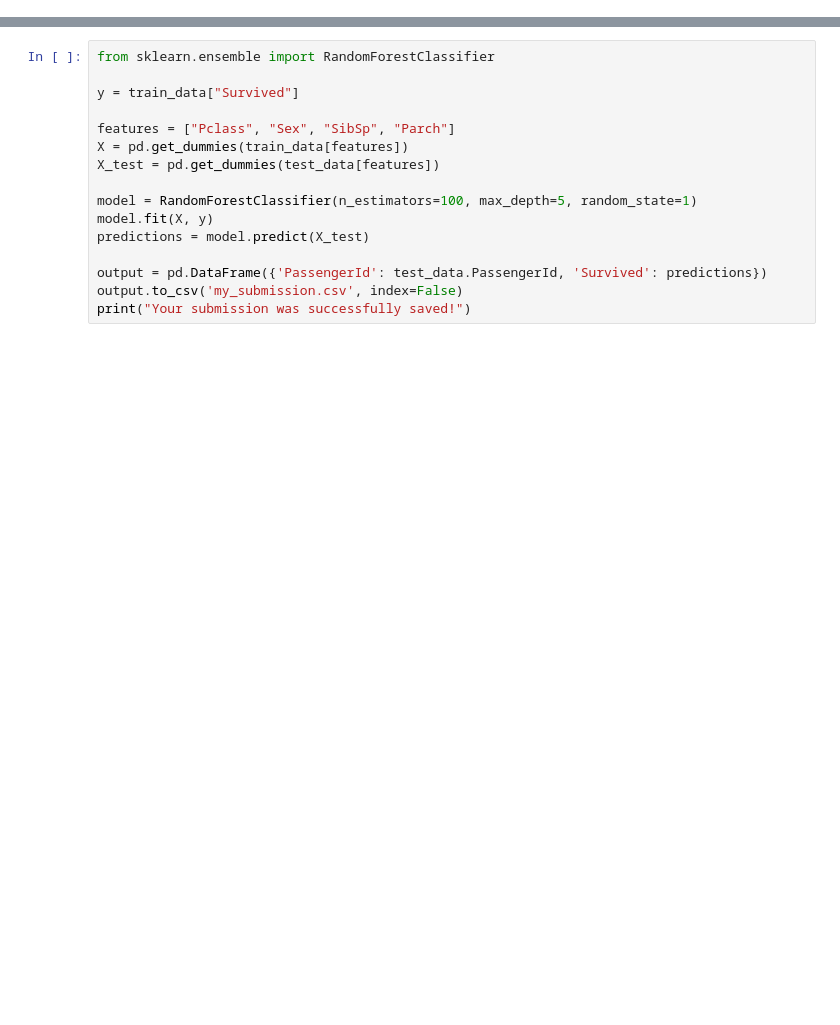
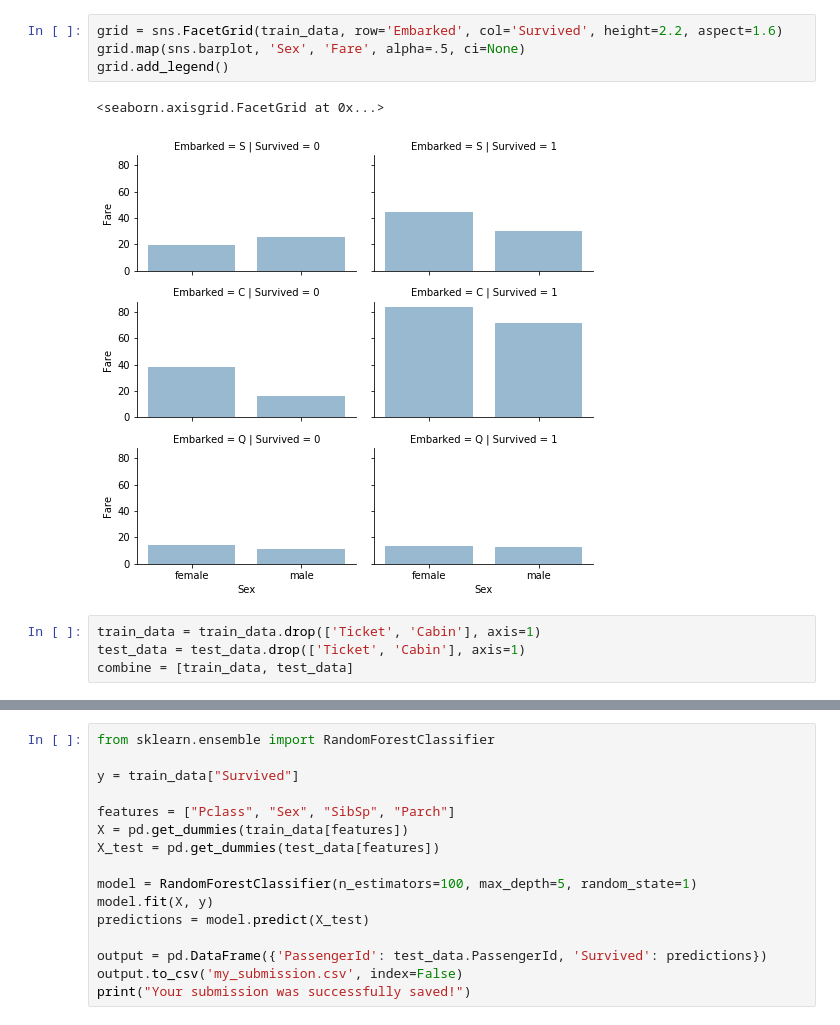
Before and after one commit to lauvrenn/kaggle, a Jupyter notebook: titanic/titanicnotebook.ipynb, the cells around one changed output, grey strips where cells are left out. Cells and saved outputs as stored; diff of their text form; blank space fills up the shorter version.

```diff
--- a/titanic/titanicnotebook.ipynb
+++ b/titanic/titanicnotebook.ipynb
@@ -32,0 +141,11 @@ print("% of men who survived:", rate_men)
+# %%
+grid = sns.FacetGrid(train_data, row='Embarked', col='Survived', height=2.2, aspect=1.6)
+grid.map(sns.barplot, 'Sex', 'Fare', alpha=.5, ci=None)
+grid.add_legend()
+# %% [output]
+<seaborn.axisgrid.FacetGrid at 0x...>
+[figure, added]
+# %%
+train_data = train_data.drop(['Ticket', 'Cabin'], axis=1)
+test_data = test_data.drop(['Ticket', 'Cabin'], axis=1)
+combine = [train_data, test_data]
```
Also changed, not shown: parts of 25 cells of this notebook.
